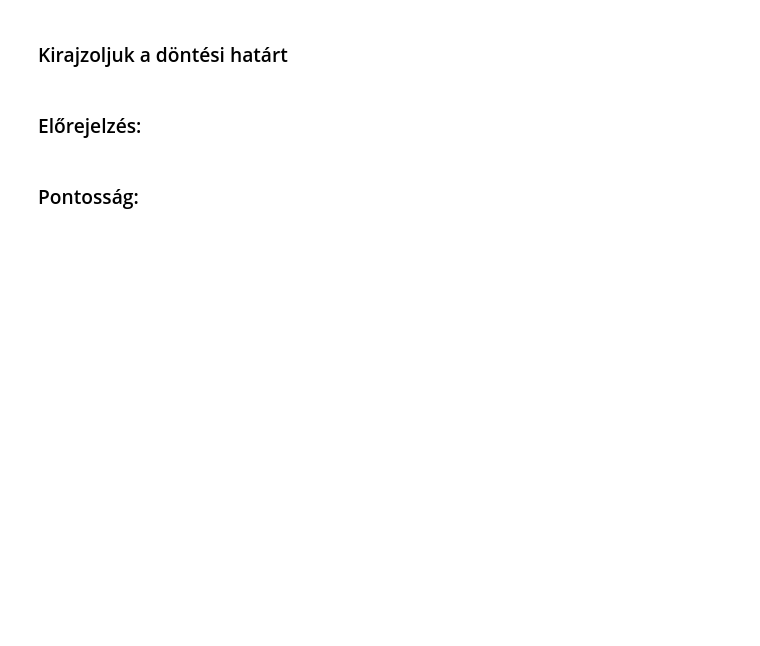
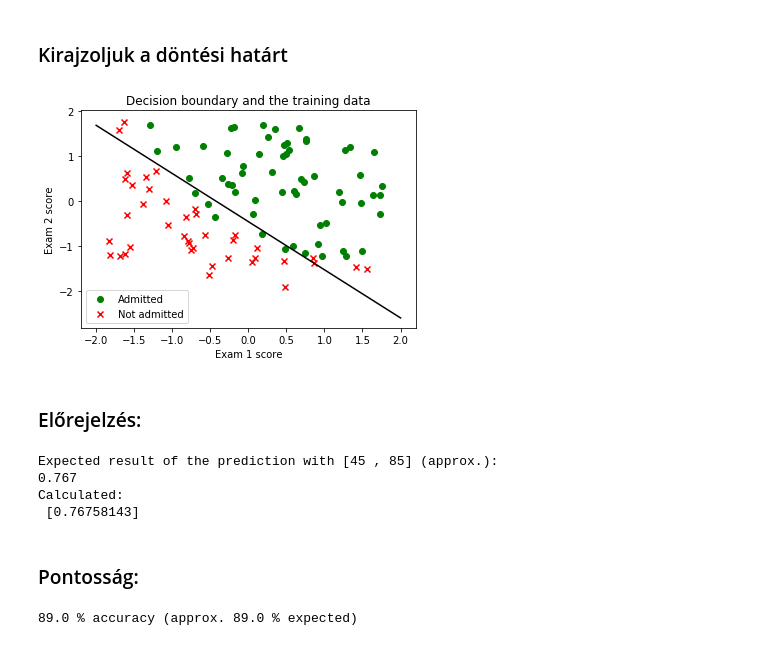
Before and after one commit to Fortuz/MIKRO_lab, a Jupyter notebook: AdaptiveRoboLabor/Jupyter/L03_LogisticRegression/L03 - Logistic Regression.ipynb, the cells around one changed output. Cells and saved outputs as stored; diff of their text form; code cells hidden in the pictures; blank space fills up the shorter version.

```diff
--- a/AdaptiveRoboLabor/Jupyter/L03_LogisticRegression/L03 - Logistic Regression.ipynb
+++ b/AdaptiveRoboLabor/Jupyter/L03_LogisticRegression/L03 - Logistic Regression.ipynb
@@ -211,37 +254,47 @@ Weights computed:\n''', w.transpose())
 # %% [markdown]
 ### Kirajzoljuk a döntési határt
 # %%
-pos_norm=(pos-mean[1:3])/std[1:3]
-neg_norm=(neg-mean[1:3])/std[1:3]
+pos_norm=(pos-mean[1:3])/std[1:3]                                               # normalizáljuk a pos értékeit
+neg_norm=(neg-mean[1:3])/std[1:3]                                               # normalizáljuk a neg értékeit
 
-plt.scatter(pos_norm[:,0],pos_norm[:,1],c="g", marker="o",label="Admitted")
-plt.scatter(neg_norm[:,0],neg_nom[:,1],c="r",marker="x",label="Not admitted")
-x_value = np.array([np.min(X_norm[:,1]),np.max(X_norm[:1])])
-y_value = -(w[0]+w[1]*x_value)/w[2]
-plt.plot(x_value,y_value,"k")
+plt.scatter(pos_norm[:,0],pos_norm[:,1],c="g", marker="o",label="Admitted")     # pos kirajzolása, körökkel, zölddel
+plt.scatter(neg_norm[:,0],neg_norm[:,1],c="r",marker="x",label="Not admitted")  # neg kirajzolása, x-ekkel, pirossal
+x_value = np.array([-2,2])                                  # döntési határhoz felvesszünk két x értéket
+y_value = -(w[0]+w[1]*x_value)/w[2]                         # kiszámoljuk a hozzájuk tartozó y -t
+plt.plot(x_value,y_value,"k")                               # feketével felrajzoljuk a döntési határt
 plt.title("Decision boundary and the training data")
 plt.xlabel("Exam 1 score")
 plt.ylabel("Exam 2 score")
 plt.legend(loc=0)
 plt.show()
+# %% [output]
+[figure, added]
 # %% [markdown]
 ### Előrejelzés:
 # %%
-def predictionMaking(X):
-    X = (X-mean[1:3])/std[1:3]
-    X = np.append(np.ones((1)),X)
-    return sigmoid(X@w)
+def predictionMaking(X):                                    # predikciós függvény
+    X = (X-mean[1:3])/std[1:3]                              # a beadott eredmények normalizálása
+    X = np.append(np.ones((1)),X)                           # bias
+    return sigmoid(X@w)                                     # h= sigmoid(Xw)
 
-prediction=predictionMaking(np.array([45,85]))
+prediction=predictionMaking(np.array([45,85]))              # eredmény 45 és 85 pontra
 print('''Expected result of the prediction with [45 , 85] (approx.):
-0.776291
+0.767
 Calculated:\n''',prediction)
+# %% [output]
+Expected result of the prediction with [45 , 85] (approx.):
+0.767
+Calculated:
+ [0.76758143]
 # %% [markdown]
 ### Pontosság:
 # %%
-def calculateAccuracy(w,X,Y):
-    predictions= (sigmoid(X@w)>0.5)
-    percentage=(sum(predictions==Y)/m)*100
-    return percentage
+def calculateAccuracy(w,X,Y):                               # pontosság függvény
+    predictions= (sigmoid(X@w)>0.5)                         # minden eredeti X-re kiszámoljuk a predikciót
+    percentage=(sum(predictions==Y)/m)*100                  # ha nagyobb, mint 0.5 akkor pos ellenkező esetben neg
+    return percentage                                       # összehasonlítjuk az Y elemeivel az eredményt és százalékot
+                                                            # számolunk, ami tükrözi a pontosságot
 
-print(calculateAccuracy(w,X_norm,Y), '% accuracy (89 % expected)')
+print(float(calculateAccuracy(w,X_norm,Y)), '% accuracy (approx. 89.0 % expected)')
+# %% [output]
+89.0 % accuracy (approx. 89.0 % expected)
```
Also changed, not shown: parts of 19 cells of this notebook, 2 other files.
